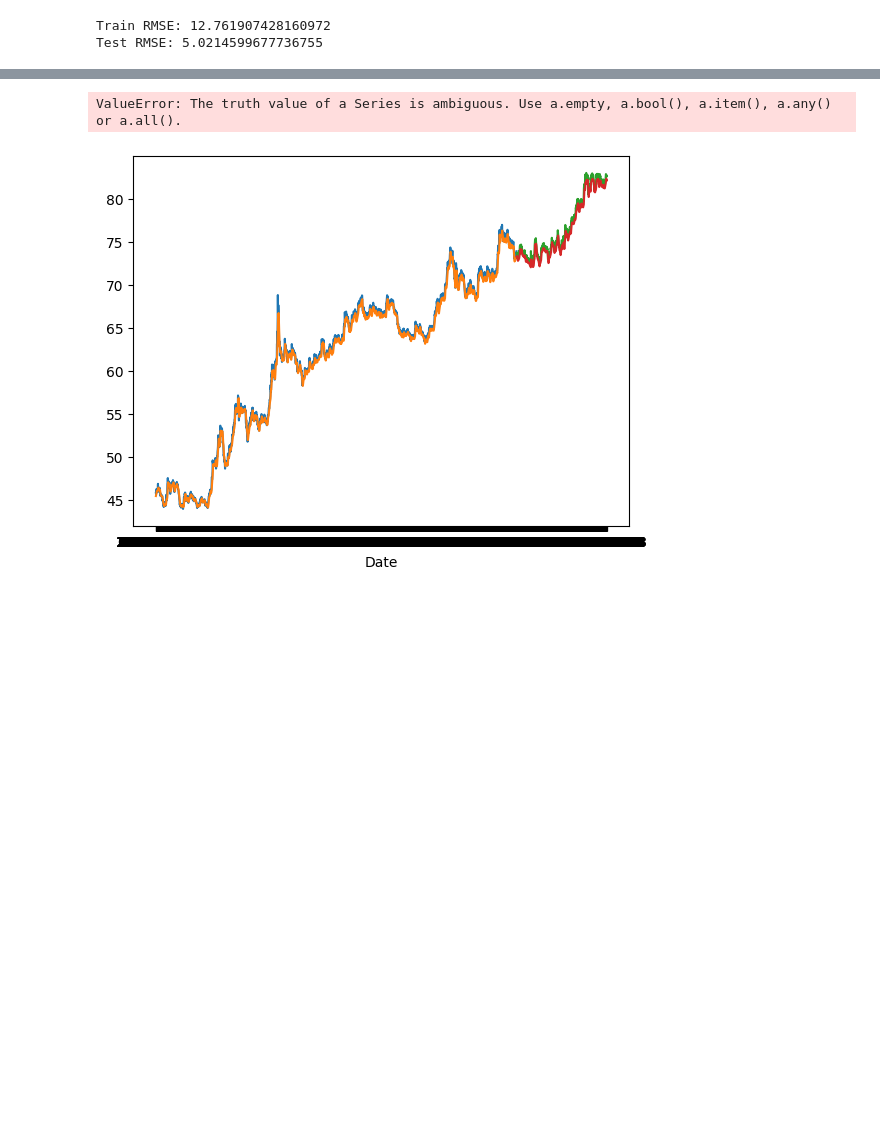
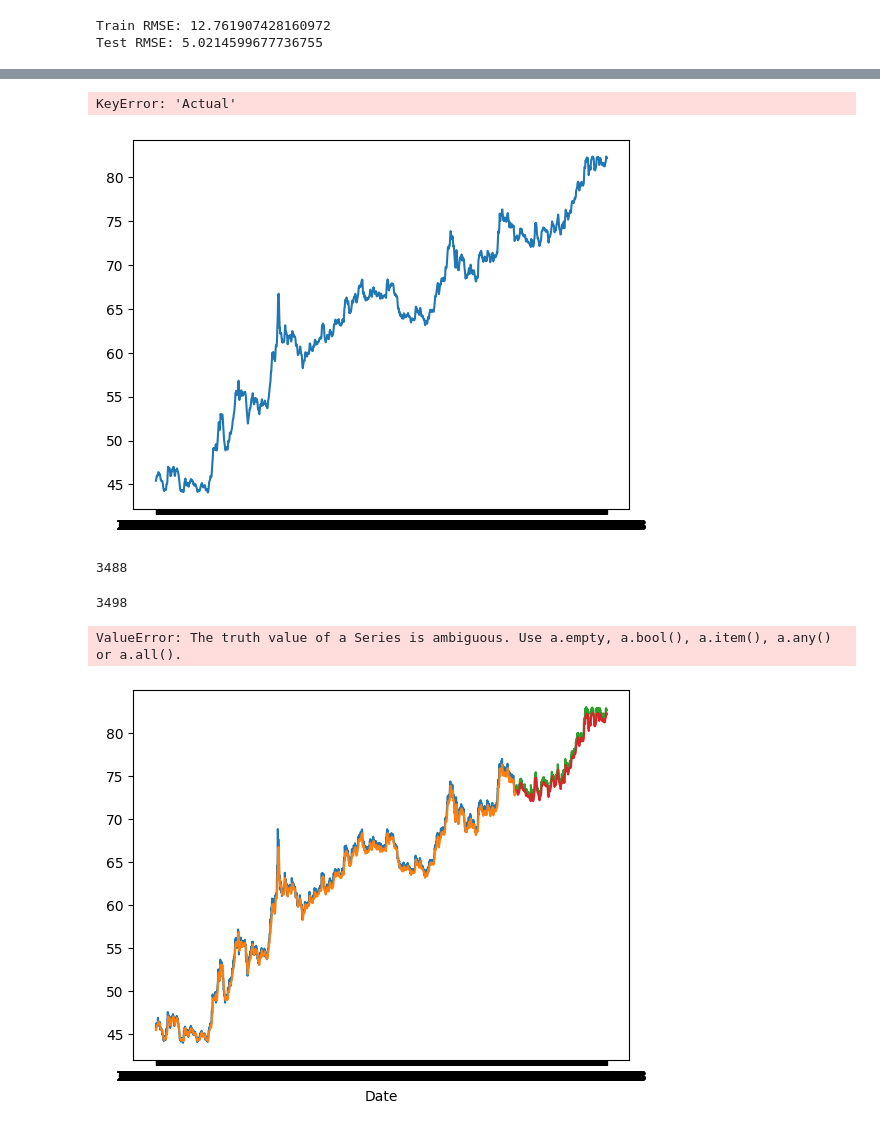
Before and after one commit to Nidhi-1223/Forex-USD-INR, a Jupyter notebook: USD_INR_Forecast.ipynb, the cells around one changed output, grey strips where cells are left out. Cells and saved outputs as stored; diff of their text form; code cells hidden in the pictures; blank space fills up the shorter version.

```diff
--- a/USD_INR_Forecast.ipynb
+++ b/USD_INR_Forecast.ipynb
@@ -145,3 +152,9 @@ print(f"Test RMSE: {test_rmse}")
 # %% [output]
 Train RMSE: 12.761907428160972
 Test RMSE: 5.0214599677736755
+# %%
+predicted_df = pd.DataFrame({
+    'Date': data_csv.index[sequence_length:sequence_length + len(train_predictions) + len(test_predictions)],
+    'Predicted': np.concatenate([train_predictions.flatten(), test_predictions.flatten()])
+})
+predicted_df
@@ -147,0 +221,11 @@ Test RMSE: 5.0214599677736755
+# %%
+plt.plot(predicted_df['Date'], predicted_df['Predicted'], label='Predicted')
+plt.plot(predicted_df['Date'], predicted_df['Actual'], label='Actual')
+plt.xlabel('Date')
+plt.ylabel('Value')
+plt.title('Test Predictions vs Actual Values')
+plt.legend()
+plt.show()
+# %% [output]
+KeyError: 'Actual'
+[figure, added]
@@ -147,0 +241,8 @@ Test RMSE: 5.0214599677736755
+# %%
+len(all_predicted_with_actual_df)
+# %% [output]
+3488
+# %%
+len(data_csv)
+# %% [output]
+3498
```
Also changed, not shown: parts of 16 cells of this notebook, 11 other files.
